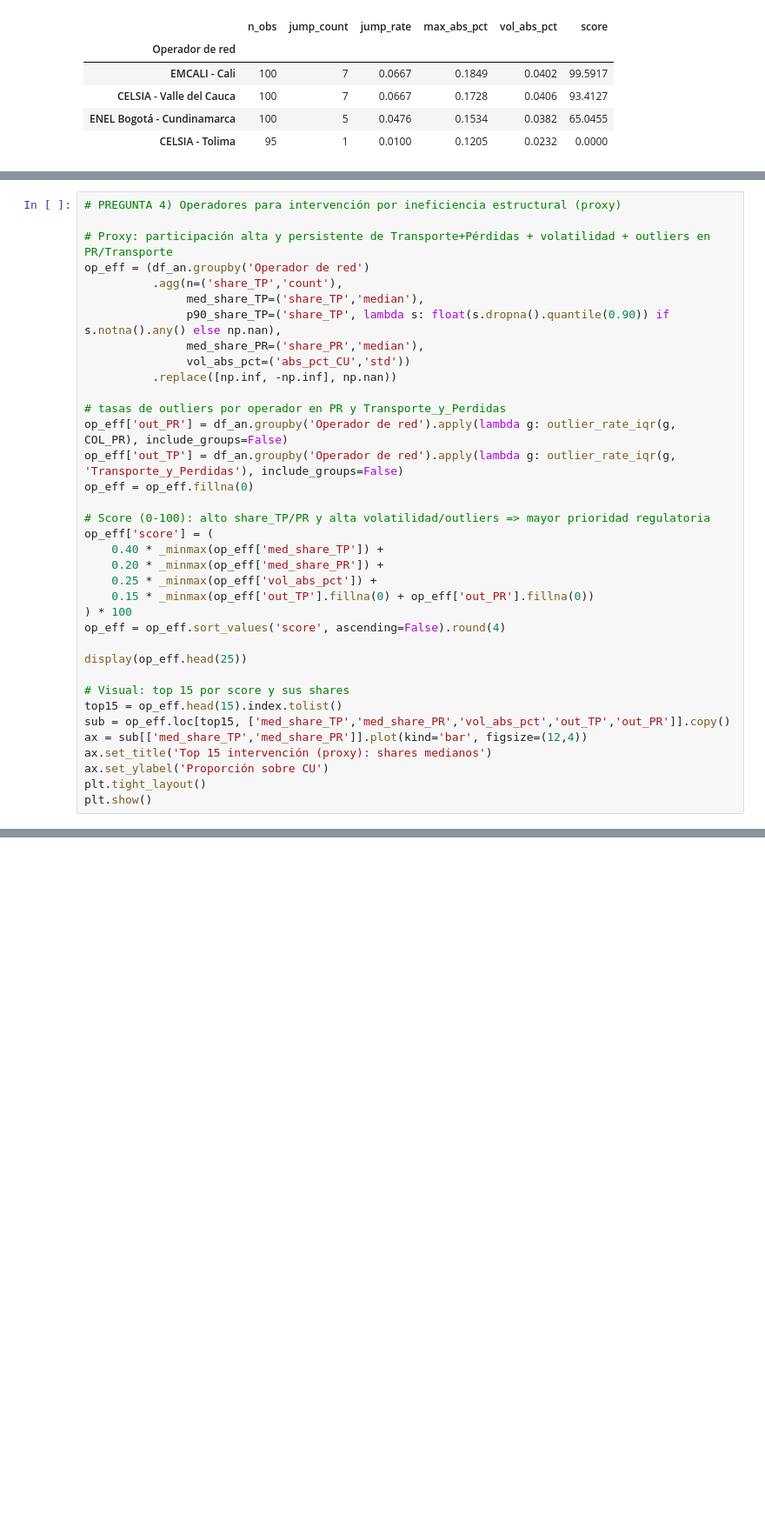
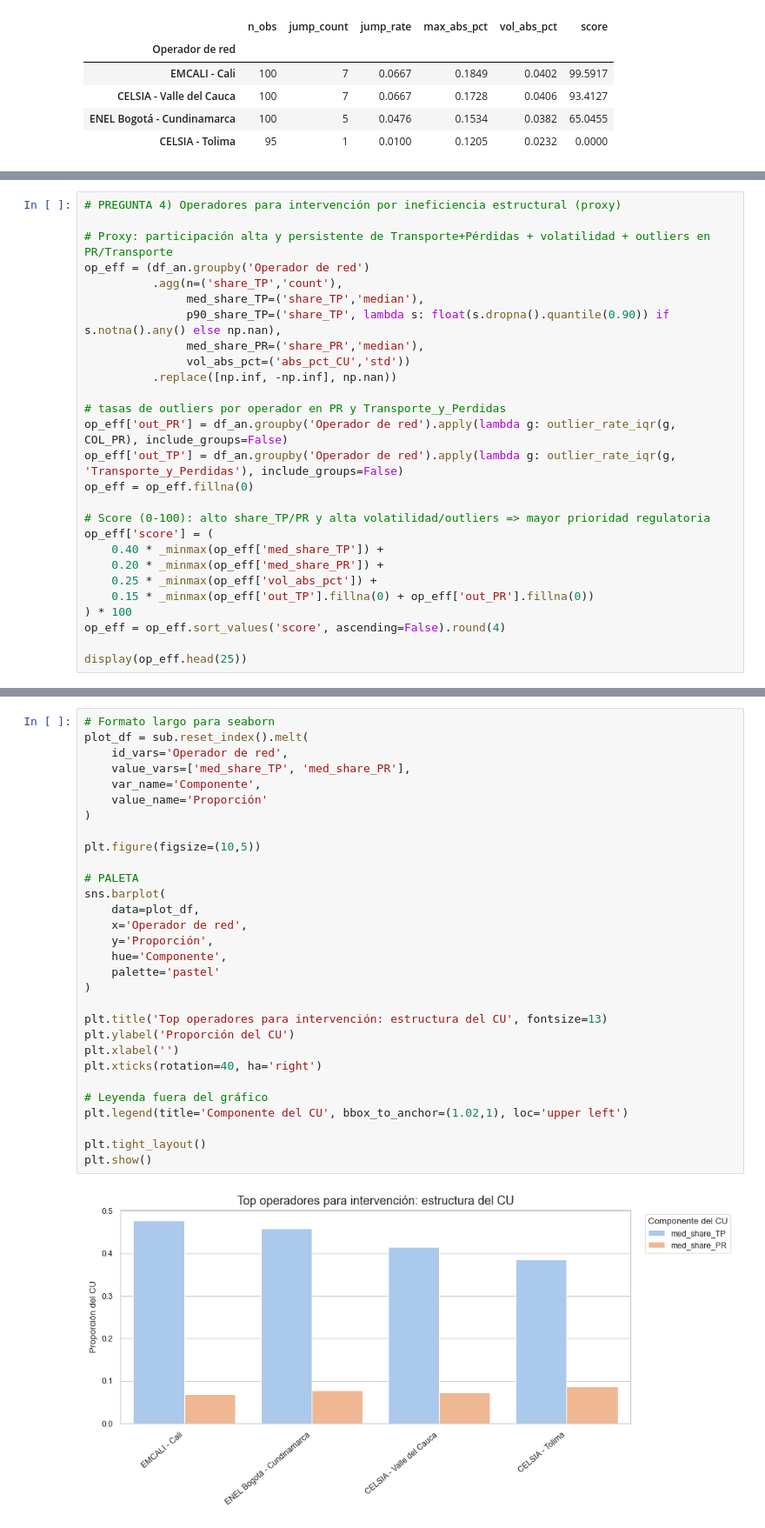
Before and after one commit to estebanvsq/Proyecto_AnalisisDeDatos, a Jupyter notebook: Proyecto/Copia_Limpieza.ipynb, the cells around one changed output, grey strips where cells are left out. Shown at 87% size. Drawn from its saved outputs; the diff is of its cells as text; blank space fills up the shorter version.

```diff
--- a/Proyecto/Copia_Limpieza.ipynb
+++ b/Proyecto/Copia_Limpieza.ipynb
@@ -843,15 +878,6 @@ op_eff['score'] = (
 op_eff = op_eff.sort_values('score', ascending=False).round(4)
 
 display(op_eff.head(25))
-
-# Visual: top 15 por score y sus shares
-top15 = op_eff.head(15).index.tolist()
-sub = op_eff.loc[top15, ['med_share_TP','med_share_PR','vol_abs_pct','out_TP','out_PR']].copy()
-ax = sub[['med_share_TP','med_share_PR']].plot(kind='bar', figsize=(12,4))
-ax.set_title('Top 15 intervención (proxy): shares medianos')
-ax.set_ylabel('Proporción sobre CU')
-plt.tight_layout()
-plt.show()
 # %% [output]
 |  | n | med_share_TP | p90_share_TP | med_share_PR | vol_abs_pct | out_PR | out_TP | score |
 | Operador de red |  |  |  |  |  |  |  |  |
@@ -863,3 +888,35 @@ plt.show()
+# %%
+# Formato largo para seaborn
+plot_df = sub.reset_index().melt(
+    id_vars='Operador de red',
+    value_vars=['med_share_TP', 'med_share_PR'],
+    var_name='Componente',
+    value_name='Proporción'
+)
+
+plt.figure(figsize=(10,5))
+
+# PALETA
+sns.barplot(
+    data=plot_df,
+    x='Operador de red',
+    y='Proporción',
+    hue='Componente',
+    palette='pastel'
+)
+
+plt.title('Top operadores para intervención: estructura del CU', fontsize=13)
+plt.ylabel('Proporción del CU')
+plt.xlabel('')
+plt.xticks(rotation=40, ha='right')
+
+# Leyenda fuera del gráfico
+plt.legend(title='Componente del CU', bbox_to_anchor=(1.02,1), loc='upper left')
+
+plt.tight_layout()
+plt.show()
+# %% [output]
+[figure, added]
 # %% [markdown]
 ## Lectura rápida de resultados (para tu informe)
 
```
Also changed, not shown: parts of 6 cells of this notebook.
